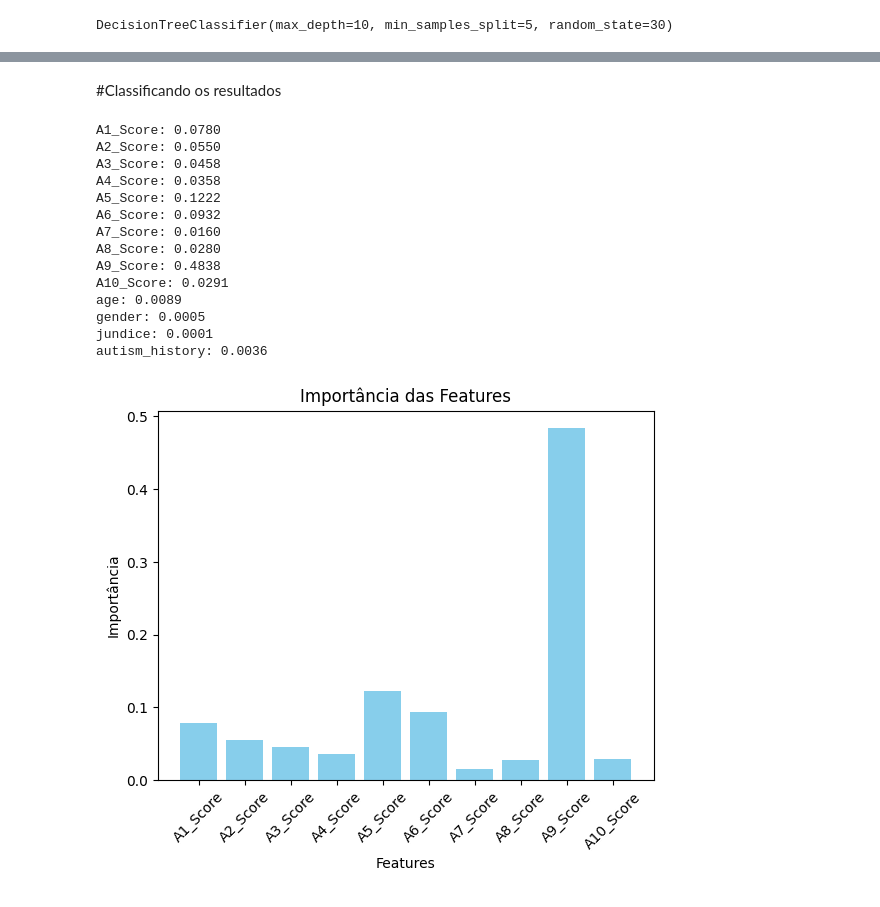
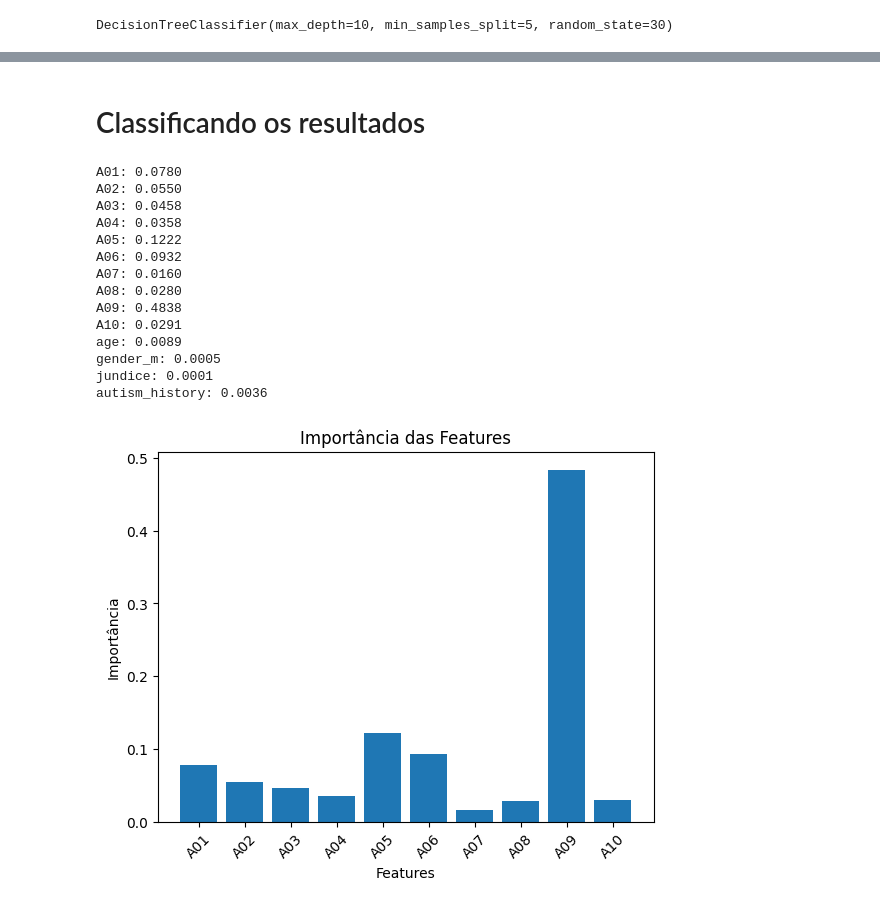
Before and after one commit to carinalanchine/aprendizado-de-maquina-saude, a Jupyter notebook: Projeto de aplicação/main.ipynb, the cells around one changed output, grey strips where cells are left out. Saved outputs shown, nothing was run; the diff lists cells and outputs as text; code cells hidden in the pictures.

```diff
--- a/Projeto de aplicação/main.ipynb
+++ b/Projeto de aplicação/main.ipynb
@@ -40,6 +61,5 @@ dataset.describe()
 # %%
-# removendo algumas colunas irrelevantes e renomeando outras para melhorar a legibilidade
 dataset = dataset.drop(columns =['ethnicity', 'contry_of_res', 'used_app_before', 'age_desc', 'relation', 'result'])
-dataset = dataset.rename(columns={'austim': 'autism_history', 'Class/ASD': 'autism'})
+dataset = dataset.rename(columns={'austim': 'autism_history',  'Class/ASD': 'autism', 'A1_Score': 'A01', 'A2_Score': 'A02', 'A3_Score': 'A03', 'A4_Score': 'A04', 'A5_Score': 'A05', 'A6_Score': 'A06', 'A7_Score': 'A07', 'A8_Score': 'A08', 'A9_Score': 'A09', 'A10_Score': 'A10', })
 dataset.head()
 # %% [output]
@@ -121,6 +145,4 @@ dtype: object
 # %%
-# convertendo float64 para int64
-cols_to_convert = ['age']
-dataset[cols_to_convert] = dataset[cols_to_convert].astype('int64')
+dataset['age'] = dataset['age'].astype('int64')
 print(dataset.dtypes)
 # %% [output]
@@ -143,6 +167,6 @@ dtype: object
 # %%
-# fazendo label encoding nas colunas
 label_encoder = LabelEncoder()
 dataset[['autism', 'autism_history', 'gender', 'jundice']] = dataset[['autism', 'autism_history', 'gender', 'jundice']].apply(label_encoder.fit_transform)
+dataset = dataset.rename(columns={'gender': 'gender_m'})
 dataset.head()
 # %% [output]
@@ -336,37 +382,35 @@ Acurácia média na validação cruzada: 0.8731228070175439
 # %% [markdown]
-#Classificando os resultados
+# Classificando os resultados
 # %%
-# definir quais features mais contribuem para a predição correta
+# Definindo quais features mais contribuem para a predição correta
 importances = gbmc.feature_importances_
 for feature, importance in zip(X.columns, importances):
     print(f"{feature}: {importance:.4f}")
 
-colunas_desejadas = [
-  'A1_Score', 'A2_Score', 'A3_Score', 'A4_Score',
-  'A5_Score', 'A6_Score', 'A7_Score', 'A8_Score', 'A9_Score', 'A10_Score'
-  ]
+colunas_desejadas = [ 'A01', 'A02', 'A03', 'A04', 'A05', 'A06', 'A07', 'A08', 'A09', 'A10' ]
+
 importancias_filtradas = [importances[X.columns.get_loc(col)] for col in colunas_desejadas]
 
-plt.bar(colunas_desejadas, importancias_filtradas, color='skyblue')
+plt.bar(colunas_desejadas, importancias_filtradas)
 plt.xlabel('Features')
 plt.ylabel('Importância')
 plt.title('Importância das Features')
 plt.xticks(rotation=45)
 plt.show()
 # %% [output]
-A1_Score: 0.0780
-A2_Score: 0.0550
-A3_Score: 0.0458
-A4_Score: 0.0358
-A5_Score: 0.1222
-A6_Score: 0.0932
-A7_Score: 0.0160
-A8_Score: 0.0280
-A9_Score: 0.4838
-A10_Score: 0.0291
+A01: 0.0780
+A02: 0.0550
+A03: 0.0458
+A04: 0.0358
+A05: 0.1222
+A06: 0.0932
+A07: 0.0160
+A08: 0.0280
+A09: 0.4838
+A10: 0.0291
 age: 0.0089
-gender: 0.0005
+gender_m: 0.0005
 jundice: 0.0001
 autism_history: 0.0036
-[figure, old version]
+[figure, new version]
 # %%
```
Also changed, not shown: parts of 39 cells of this notebook.
